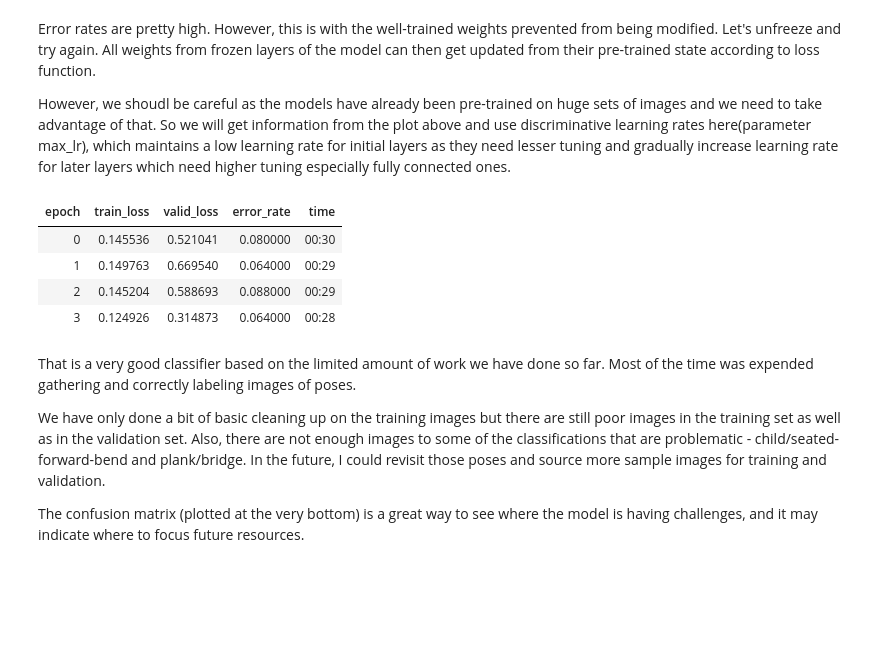
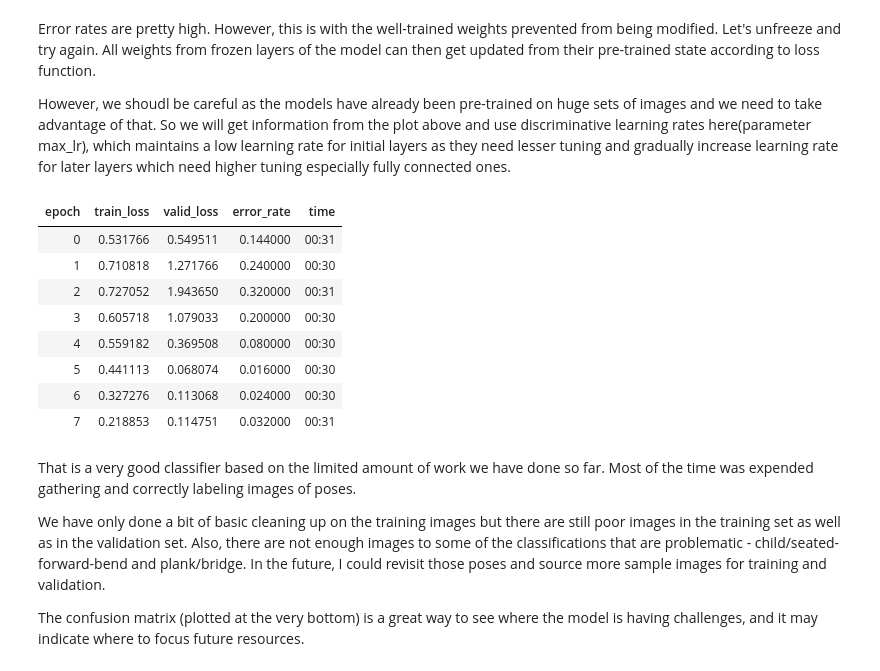
Before and after one commit to srinivasanprashant/yoga-pose-classifier, a Jupyter notebook: classifying_yoga_poses.ipynb, the cells around one changed output. Cells and saved outputs as stored; diff of their text form; code cells hidden in the pictures; blank space fills up the shorter version.

```diff
--- a/classifying_yoga_poses.ipynb
+++ b/classifying_yoga_poses.ipynb
@@ -243,12 +251,16 @@ Error rates are pretty high. However, this is with the well-trained weights prev
 However, we shoudl be careful as the models have already been pre-trained on huge sets of images and we need to take advantage of that. So we will get information from the plot above and use discriminative learning rates here(parameter max_lr), which maintains a low learning rate for initial layers as they need lesser tuning and gradually increase learning rate for later layers which need higher tuning especially fully connected ones.
 # %%
 learn.unfreeze()
-learn.fit_one_cycle(4, max_lr=slice(1e-5,1e-2))
+learn.fit_one_cycle(8, max_lr=slice(1e-5,1e-2))
 # %% [output]
 | epoch | train_loss | valid_loss | error_rate | time |
-| 0 | 0.145536 | 0.521041 | 0.080000 | 00:30 |
-| 1 | 0.149763 | 0.669540 | 0.064000 | 00:29 |
-| 2 | 0.145204 | 0.588693 | 0.088000 | 00:29 |
-| 3 | 0.124926 | 0.314873 | 0.064000 | 00:28 |
+| 0 | 0.531766 | 0.549511 | 0.144000 | 00:31 |
+| 1 | 0.710818 | 1.271766 | 0.240000 | 00:30 |
+| 2 | 0.727052 | 1.943650 | 0.320000 | 00:31 |
+| 3 | 0.605718 | 1.079033 | 0.200000 | 00:30 |
+| 4 | 0.559182 | 0.369508 | 0.080000 | 00:30 |
+| 5 | 0.441113 | 0.068074 | 0.016000 | 00:30 |
+| 6 | 0.327276 | 0.113068 | 0.024000 | 00:30 |
+| 7 | 0.218853 | 0.114751 | 0.032000 | 00:31 |
 # %%
 learn.save('stage-3-yoga')
```
Also changed, not shown: parts of 20 cells of this notebook.
